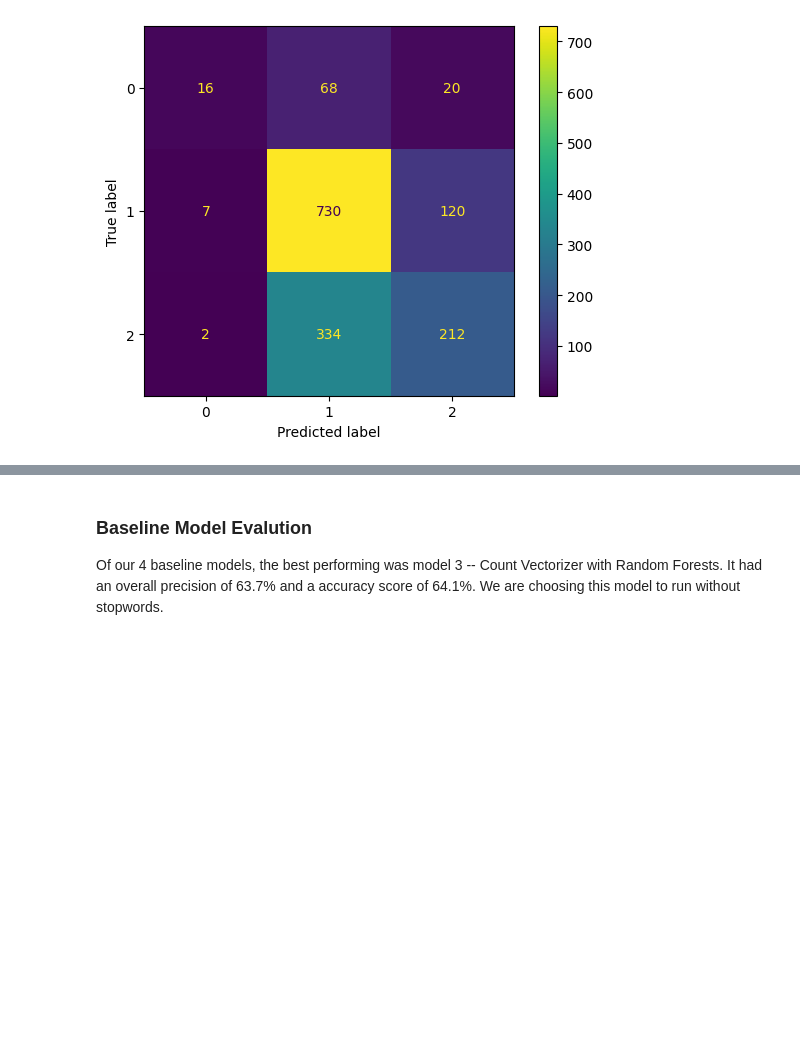
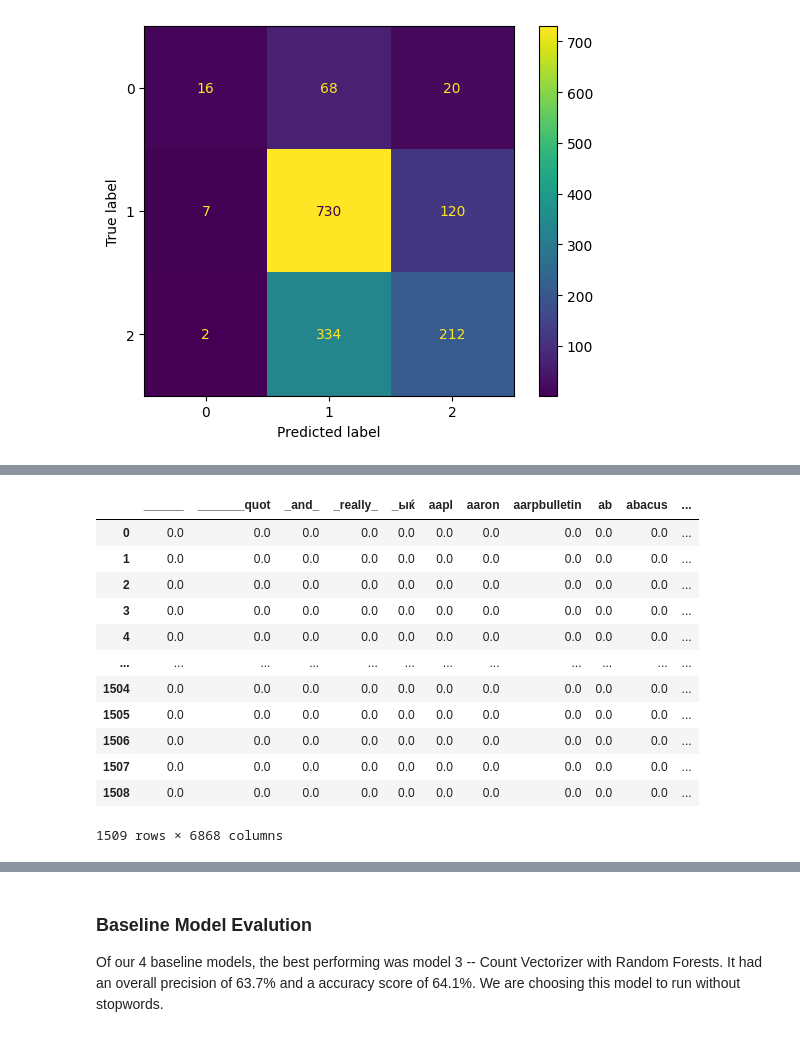
Before and after one commit to Kmulla19/Project4, a Jupyter notebook: model.ipynb, the cells around one changed output, grey strips where cells are left out. Saved outputs shown, nothing was run; the diff lists cells and outputs as text; code cells hidden in the pictures; blank space fills up the shorter version.

```diff
--- a/model.ipynb
+++ b/model.ipynb
@@ -318,0 +321,17 @@ visualizer.show()
+# %%
+df_tfidf = pd.DataFrame(X_val_vec4.toarray(), columns=tfidf2.get_feature_names())
+df_tfidf
+# %% [output]
+|  | ______ | _______quot | _and_ | _really_ | _ыќ | aapl | aaron | aarpbulletin | ab | abacus | ... |
+| 0 | 0.0 | 0.0 | 0.0 | 0.0 | 0.0 | 0.0 | 0.0 | 0.0 | 0.0 | 0.0 | ... |
+| 1 | 0.0 | 0.0 | 0.0 | 0.0 | 0.0 | 0.0 | 0.0 | 0.0 | 0.0 | 0.0 | ... |
+| 2 | 0.0 | 0.0 | 0.0 | 0.0 | 0.0 | 0.0 | 0.0 | 0.0 | 0.0 | 0.0 | ... |
+| 3 | 0.0 | 0.0 | 0.0 | 0.0 | 0.0 | 0.0 | 0.0 | 0.0 | 0.0 | 0.0 | ... |
+| 4 | 0.0 | 0.0 | 0.0 | 0.0 | 0.0 | 0.0 | 0.0 | 0.0 | 0.0 | 0.0 | ... |
+| ... | ... | ... | ... | ... | ... | ... | ... | ... | ... | ... | ... |
+| 1504 | 0.0 | 0.0 | 0.0 | 0.0 | 0.0 | 0.0 | 0.0 | 0.0 | 0.0 | 0.0 | ... |
+| 1505 | 0.0 | 0.0 | 0.0 | 0.0 | 0.0 | 0.0 | 0.0 | 0.0 | 0.0 | 0.0 | ... |
+| 1506 | 0.0 | 0.0 | 0.0 | 0.0 | 0.0 | 0.0 | 0.0 | 0.0 | 0.0 | 0.0 | ... |
+| 1507 | 0.0 | 0.0 | 0.0 | 0.0 | 0.0 | 0.0 | 0.0 | 0.0 | 0.0 | 0.0 | ... |
+| 1508 | 0.0 | 0.0 | 0.0 | 0.0 | 0.0 | 0.0 | 0.0 | 0.0 | 0.0 | 0.0 | ... |
+1509 rows × 6868 columns
```
Also changed, not shown: parts of 26 cells of this notebook.
